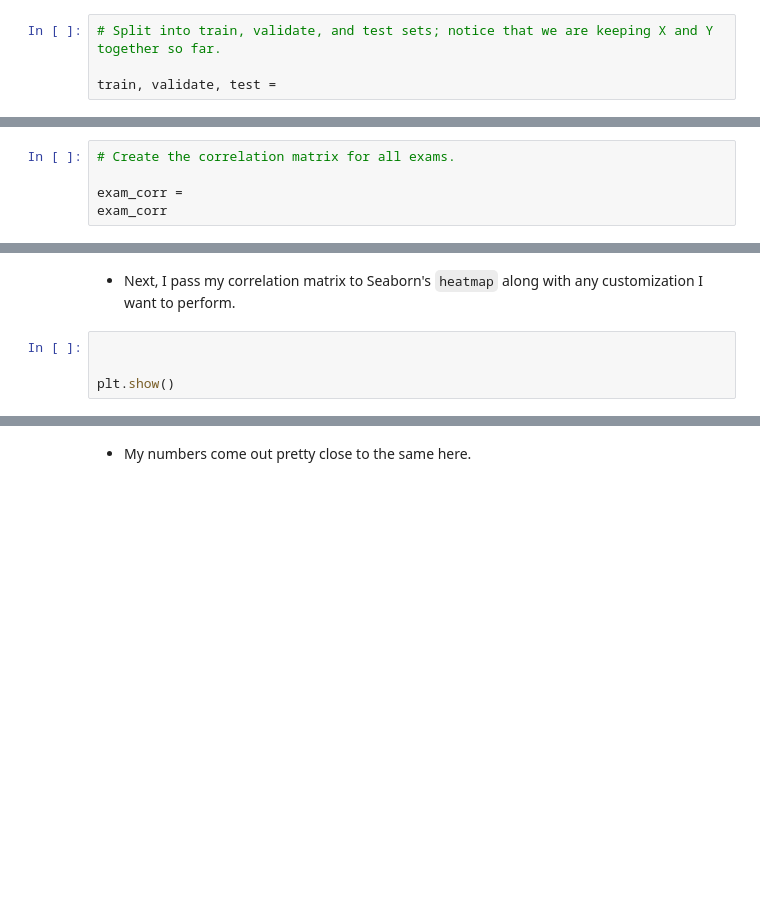
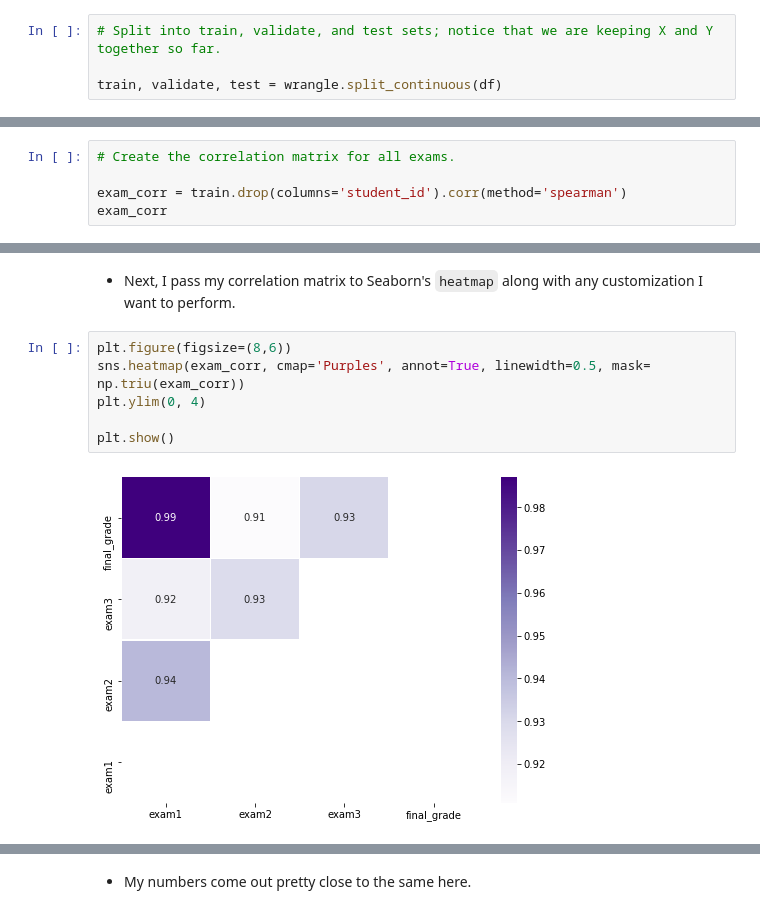
Before and after one commit to CodeupClassroom/innis-regression-exercises, a Jupyter notebook: explore.ipynb, the cells around one changed output, grey strips where cells are left out. Saved outputs shown, nothing was run; the diff lists cells and outputs as text; blank space fills up the shorter version.

```diff
--- a/explore.ipynb
+++ b/explore.ipynb
@@ -148,4 +186,4 @@ Before we explore bi- and multi-variate relationships, we *must* split our data
 # %%
 # Split into train, validate, and test sets; notice that we are keeping X and Y together so far.
 
-train, validate, test =
+train, validate, test = wrangle.split_continuous(df)
@@ -185,5 +227,5 @@ Let's look at a heatmap of the correlation coefficients for a dataset. [Here](ht
 # %%
 # Create the correlation matrix for all exams.
 
-exam_corr =
+exam_corr = train.drop(columns='student_id').corr(method='spearman')
 exam_corr
@@ -190,9 +238,13 @@ exam_corr
 # %% [markdown]
 - Next, I pass my correlation matrix to Seaborn's `heatmap` along with any customization I want to perform.
-# %%
-
-
-plt.show()
+# %%
+plt.figure(figsize=(8,6))
+sns.heatmap(exam_corr, cmap='Purples', annot=True, linewidth=0.5, mask= np.triu(exam_corr))
+plt.ylim(0, 4)
+
+plt.show()
+# %% [output]
+[figure, added]
 # %%
 # Pass my correlation matrix to Seaborn's heatmap.
 
```
Also changed, not shown: parts of 30 cells of this notebook.
